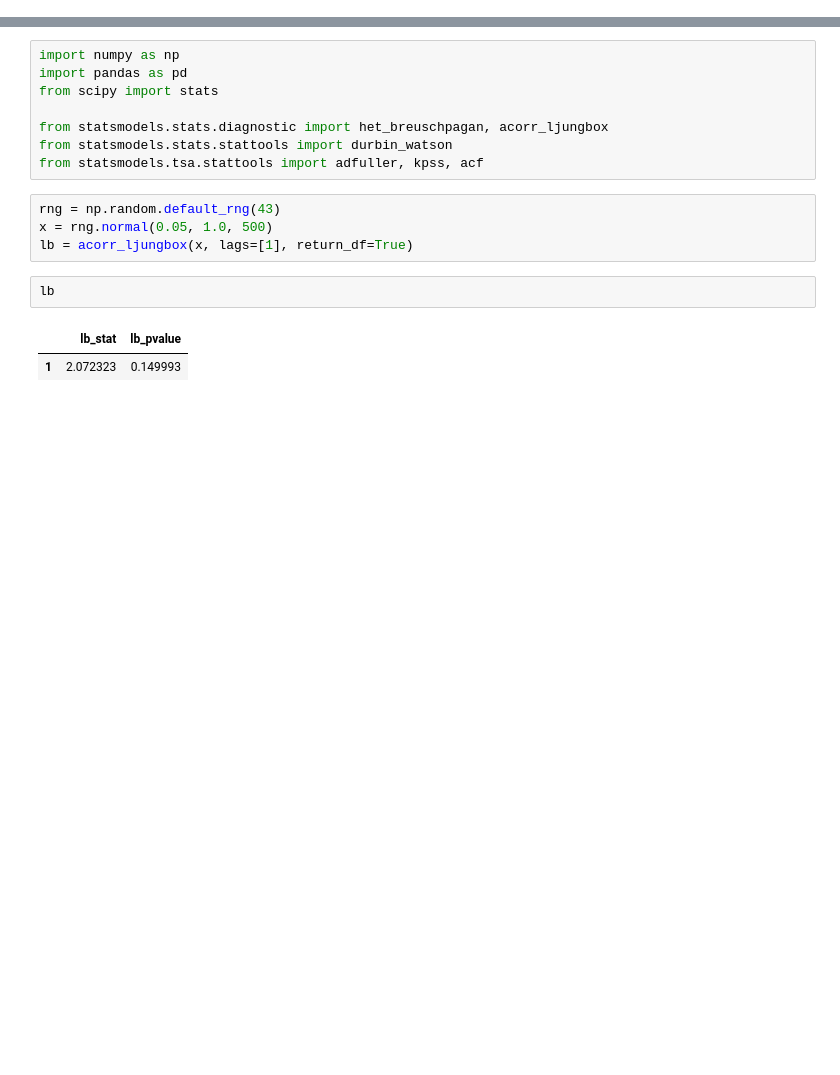
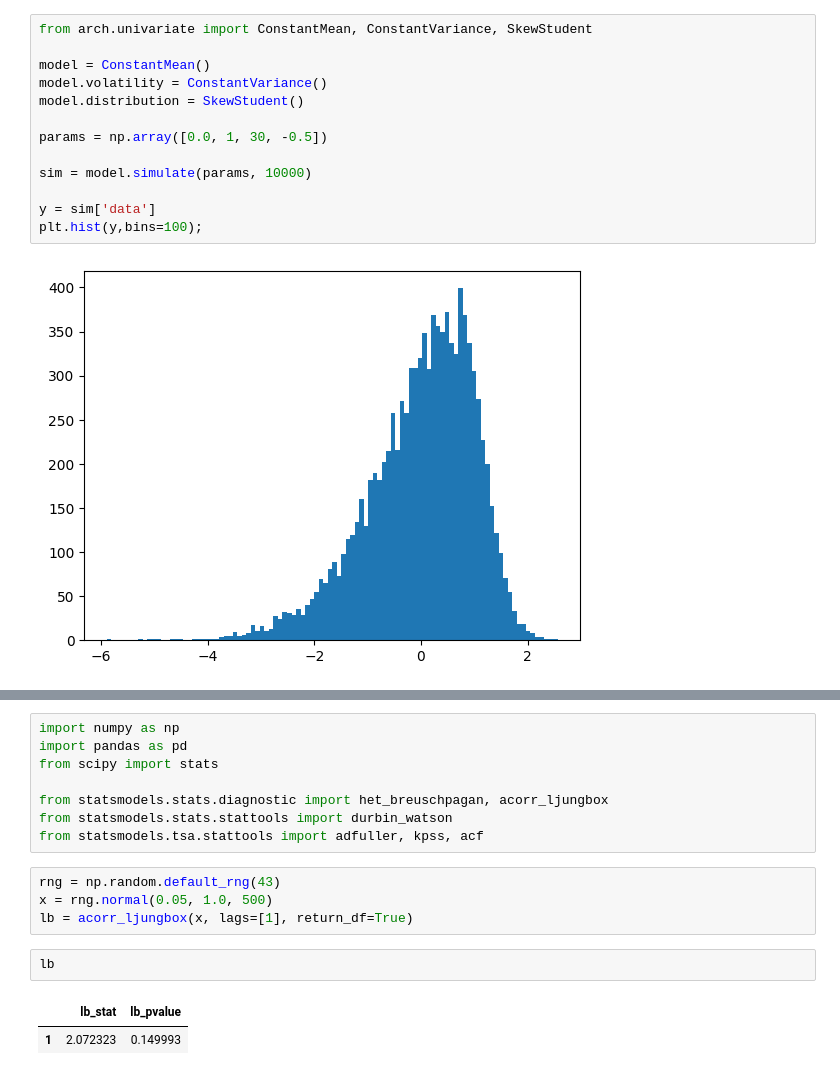
Before and after one commit to Fabro2701/sharpe_ratio_TFM, a Jupyter notebook: notebooks/test.ipynb, the cells around one changed output, grey strips where cells are left out. Drawn from its saved outputs; the diff is of its cells as text; blank space fills up the shorter version.

```diff
--- a/notebooks/test.ipynb
+++ b/notebooks/test.ipynb
@@ -0,0 +45,15 @@
+# %%
+from arch.univariate import ConstantMean, ConstantVariance, SkewStudent
+
+model = ConstantMean()
+model.volatility = ConstantVariance()
+model.distribution = SkewStudent()
+
+params = np.array([0.0, 1, 30, -0.5])
+
+sim = model.simulate(params, 10000)
+
+y = sim['data']
+plt.hist(y,bins=100);
+# %% [output]
+[figure, added]
```
Also changed, not shown: parts of 9 cells of this notebook, 6 other files.
